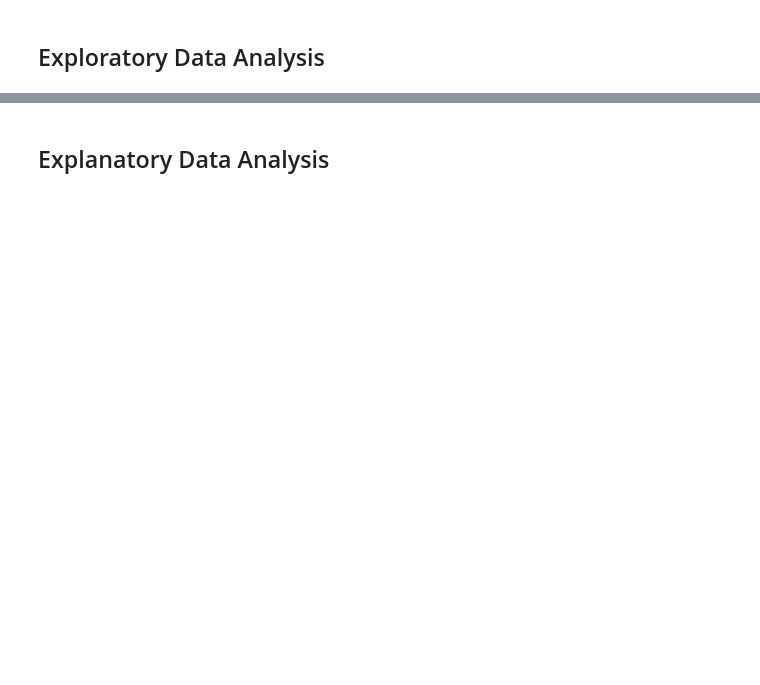
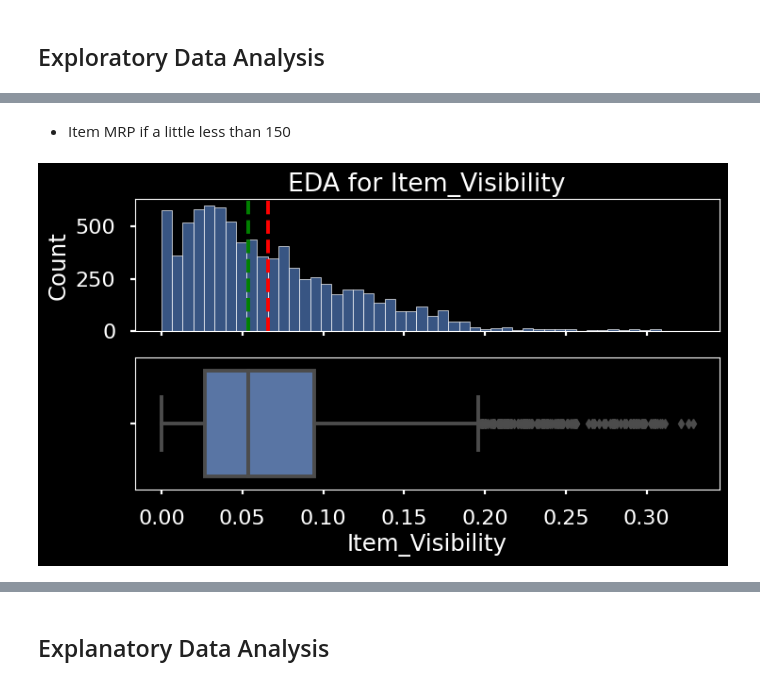
Before and after one commit to Sergio-Rodriguez24/Prediction-of-Product-Sales, a Jupyter notebook: Prediction_of_Product_Sales.ipynb, the cells around one changed output, grey strips where cells are left out. Cells and saved outputs as stored; diff of their text form; code cells hidden in the pictures; blank space fills up the shorter version.

```diff
--- a/Prediction_of_Product_Sales.ipynb
+++ b/Prediction_of_Product_Sales.ipynb
@@ -264,0 +311,6 @@ df_sp.describe()
+# %% [markdown]
+- Item MRP if a little less than 150
+# %%
+plot_numeric(df_sp,'Item_Visibility')
+# %% [output]
+[figure, added]
```
Also changed, not shown: parts of 32 cells of this notebook.
